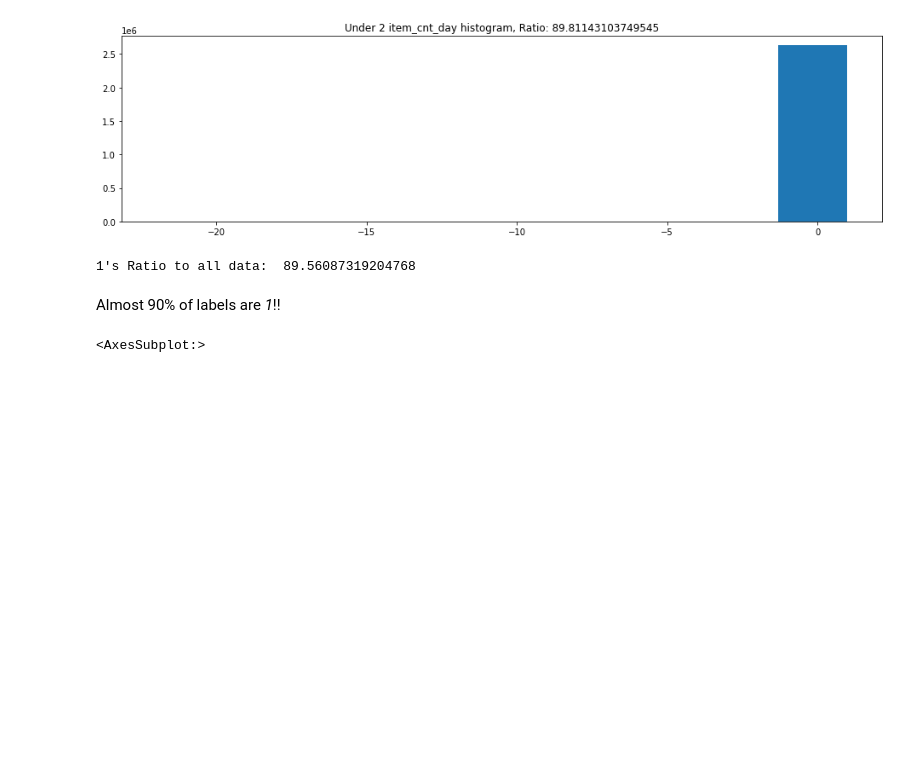
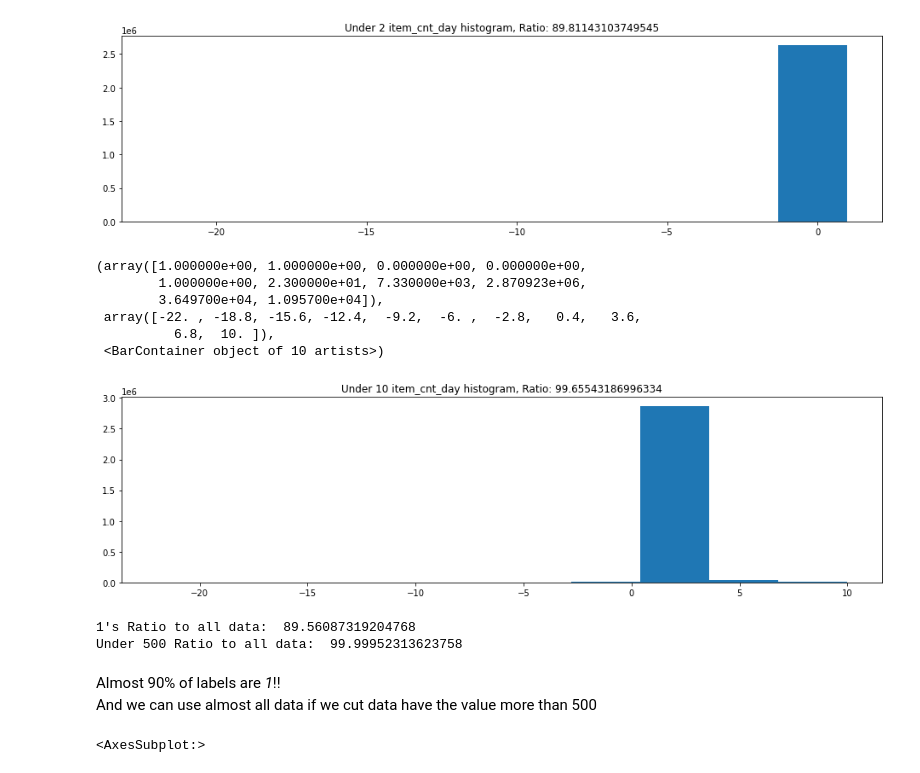
Before and after one commit to hykhhijk/Kaggle, a Jupyter notebook: Predict Future Sales/EDA.ipynb, the cells around one changed output. Saved outputs shown, nothing was run; the diff lists cells and outputs as text; code cells hidden in the pictures; blank space fills up the shorter version.

```diff
--- a/Predict Future Sales/EDA.ipynb
+++ b/Predict Future Sales/EDA.ipynb
@@ -226,12 +238,27 @@ plt.hist(train["item_cnt_day"][train["item_cnt_day"]<=1])
          -1.3,   1. ]),
  <BarContainer object of 10 artists>)
 [figure]
+# %%
+plt.figure(figsize=(16,4))
+plt.title("Under 10 item_cnt_day histogram, Ratio: " +str(len(train["item_cnt_day"][train["item_cnt_day"]<=10])/len(train["item_cnt_day"])*100))
+plt.hist(train["item_cnt_day"][train["item_cnt_day"]<=10])
+# %% [output]
+(array([1.000000e+00, 1.000000e+00, 0.000000e+00, 0.000000e+00,
+        1.000000e+00, 2.300000e+01, 7.330000e+03, 2.870923e+06,
+        3.649700e+04, 1.095700e+04]),
+ array([-22. , -18.8, -15.6, -12.4,  -9.2,  -6. ,  -2.8,   0.4,   3.6,
+          6.8,  10. ]),
+ <BarContainer object of 10 artists>)
+[figure, added]
 # %%
 print("1's Ratio to all data: ", len(train["item_cnt_day"][train["item_cnt_day"]==1])/len(train["item_cnt_day"])*100)
+print("Under 500 Ratio to all data: ", len(train["item_cnt_day"][train["item_cnt_day"]<500])/len(train["item_cnt_day"])*100)
 # %% [output]
 1's Ratio to all data:  89.56087319204768
+Under 500 Ratio to all data:  99.99952313623758
 # %% [markdown]
-Almost 90% of labels are *1*!!
+Almost 90% of labels are *1*!!<br>
+And we can use almost all data if we cut data have the value more than 500
 # %%
 plt.figure(figsize=(14, 12))
 sns.heatmap(train.corr(), annot=True, cmap=plt.cm.Blues)
```
Also changed, not shown: parts of 33 cells of this notebook, 3 other files.
